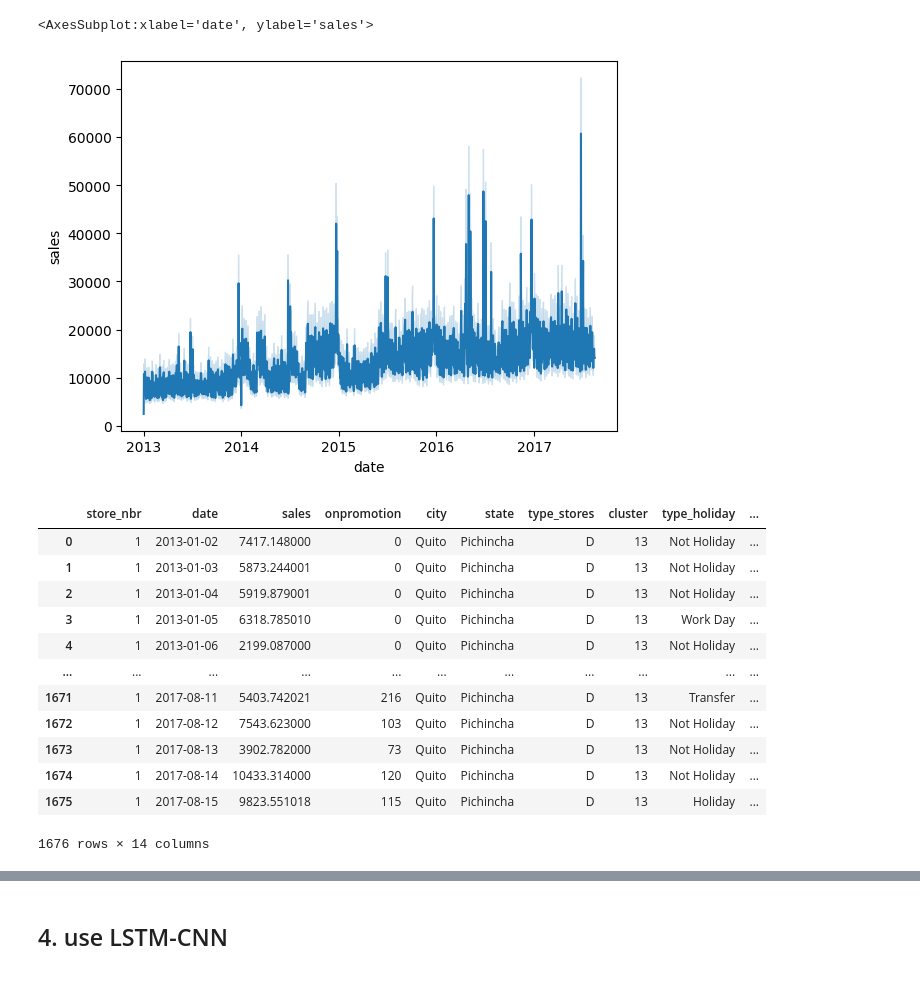
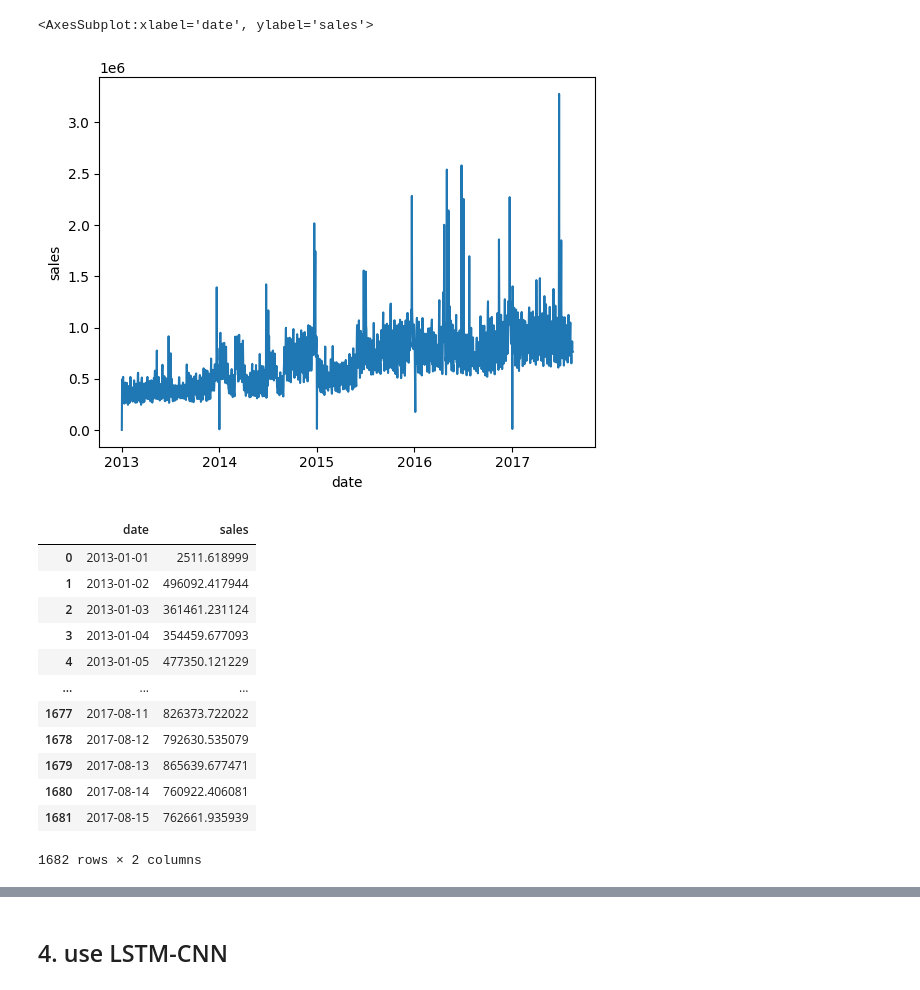
Before and after one commit to lillelilla/Store-Sales, a Jupyter notebook: notebooks/time_series_LSTMCNN.ipynb, the cells around one changed output, grey strips where cells are left out. Drawn from its saved outputs; the diff is of its cells as text; code cells hidden in the pictures.

Commit message:
updated notebook, use sales from all stores

```diff
--- a/notebooks/time_series_LSTMCNN.ipynb
+++ b/notebooks/time_series_LSTMCNN.ipynb
@@ -17,6 +17,7 @@ df = pd.read_pickle(f'../models/all_df.pickle')
 
 #reset row index
 df.reset_index(drop=True, inplace=True)
+df = df.sort_values('date')
 df
 # %% [output]
 |  | store_nbr | date | sales | onpromotion | city | state | type_stores | cluster | type_holiday | ... |
@@ -33,2 +34,9 @@ df
 | 83487 | 54 | 2017-08-15 | 12666.858000 | 204 | El Carmen | Manabi | C | 3 | Holiday | ... |
 83488 rows × 14 columns
+# %%
+
+# group the DataFrame by date and sum the sales for each date
+sales_by_date = df.groupby('date')['sales'].sum().reset_index()
+
+# create a new DataFrame with only the 'date' and 'sales' columns
+df_new = sales_by_date[['date', 'sales']]
@@ -35,8 +59,8 @@ df
 # %%
-sns.lineplot(df['date'],df['sales'])
+sns.lineplot(df_new['date'],df_new['sales'])
 # %% [output]
 <AxesSubplot:xlabel='date', ylabel='sales'>
-[figure, old version]
+[figure, new version]
 # %%
 def plot_series(x, y, format="-", start=0, end=None,
                 title=None, xlabel=None, ylabel=None, legend=None ):
@@ -56,22 +80,24 @@ def plot_series(x, y, format="-", start=0, end=None,
     plt.grid(True)
     plt.show()
 # %%
-df_filtered = df[(df['store_nbr'] == 1)]
+# df_filtered = df[(df['store_nbr'] == 1)]
+# df_filtered = df[(df['store_nbr'] == 2)]
+df_filtered = df_new
 df_filtered
 # %% [output]
-|  | store_nbr | date | sales | onpromotion | city | state | type_stores | cluster | type_holiday | ... |
-| 0 | 1 | 2013-01-02 | 7417.148000 | 0 | Quito | Pichincha | D | 13 | Not Holiday | ... |
-| 1 | 1 | 2013-01-03 | 5873.244001 | 0 | Quito | Pichincha | D | 13 | Not Holiday | ... |
-| 2 | 1 | 2013-01-04 | 5919.879001 | 0 | Quito | Pichincha | D | 13 | Not Holiday | ... |
-| 3 | 1 | 2013-01-05 | 6318.785010 | 0 | Quito | Pichincha | D | 13 | Work Day | ... |
-| 4 | 1 | 2013-01-06 | 2199.087000 | 0 | Quito | Pichincha | D | 13 | Not Holiday | ... |
-| ... | ... | ... | ... | ... | ... | ... | ... | ... | ... | ... |
-| 1671 | 1 | 2017-08-11 | 5403.742021 | 216 | Quito | Pichincha | D | 13 | Transfer | ... |
-| 1672 | 1 | 2017-08-12 | 7543.623000 | 103 | Quito | Pichincha | D | 13 | Not Holiday | ... |
-| 1673 | 1 | 2017-08-13 | 3902.782000 | 73 | Quito | Pichincha | D | 13 | Not Holiday | ... |
-| 1674 | 1 | 2017-08-14 | 10433.314000 | 120 | Quito | Pichincha | D | 13 | Not Holiday | ... |
-| 1675 | 1 | 2017-08-15 | 9823.551018 | 115 | Quito | Pichincha | D | 13 | Holiday | ... |
+|  | date | sales |
+| 0 | 2013-01-01 | 2511.618999 |
+| 1 | 2013-01-02 | 496092.417944 |
+| 2 | 2013-01-03 | 361461.231124 |
+| 3 | 2013-01-04 | 354459.677093 |
+| 4 | 2013-01-05 | 477350.121229 |
+| ... | ... | ... |
+| 1677 | 2017-08-11 | 826373.722022 |
+| 1678 | 2017-08-12 | 792630.535079 |
+| 1679 | 2017-08-13 | 865639.677471 |
+| 1680 | 2017-08-14 | 760922.406081 |
+| 1681 | 2017-08-15 | 762661.935939 |
-1676 rows × 14 columns
+1682 rows × 2 columns
 # %%
 # Create an instance of MinMaxScaler
 scaler = MinMaxScaler()
```
Also changed, not shown: parts of 15 cells of this notebook.
